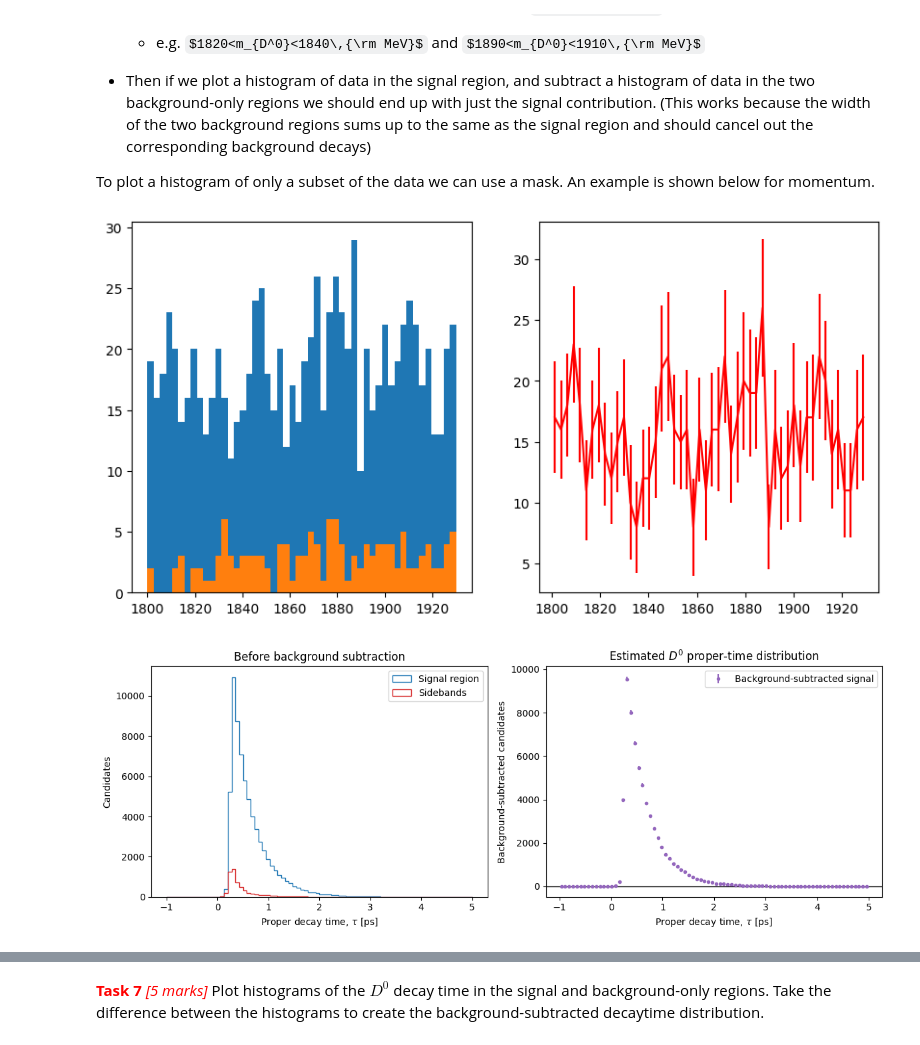
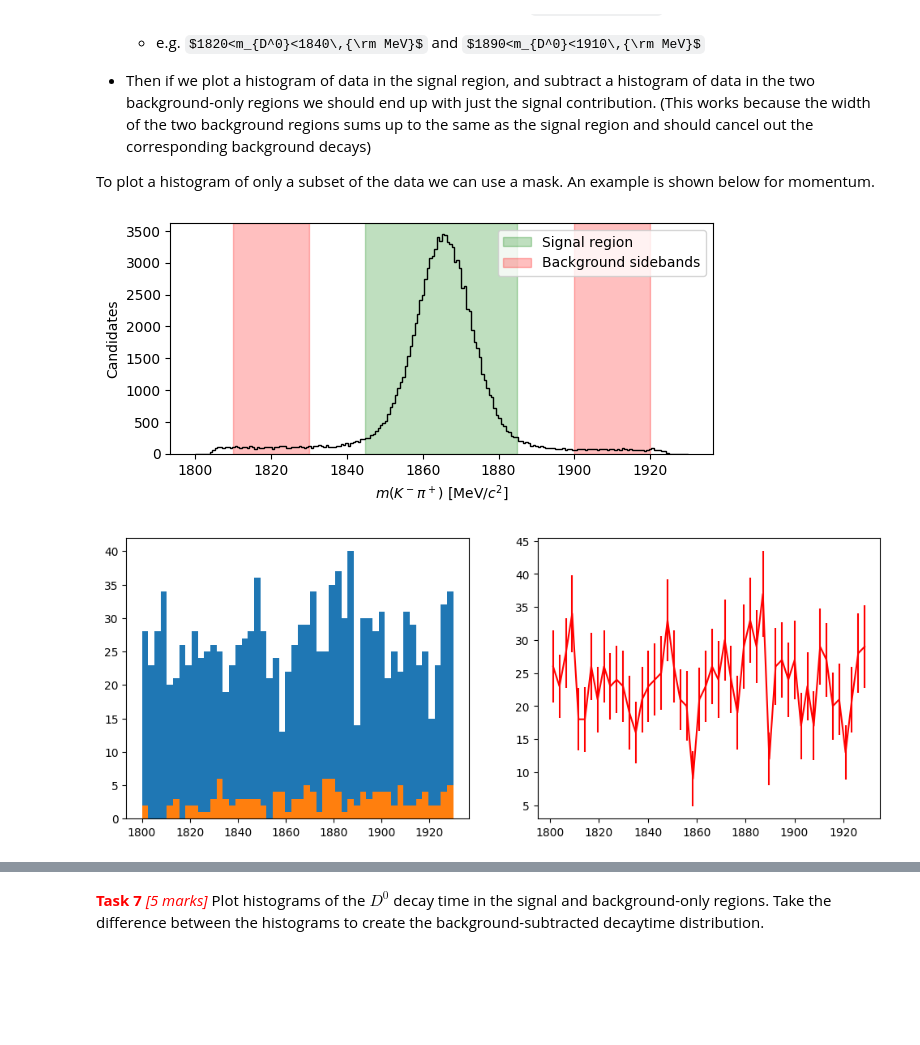
Before and after one commit to kaiheuheu/monashspa, a Jupyter notebook: monashspa/PHS3302/d0_lifetime/d0_lifetime.ipynb, the cells around one changed output, grey strips where cells are left out. Cells and saved outputs as stored; diff of their text form; code cells hidden in the pictures; some formulas as TeX source; blank space fills up the shorter version.

```diff
--- a/monashspa/PHS3302/d0_lifetime/d0_lifetime.ipynb
+++ b/monashspa/PHS3302/d0_lifetime/d0_lifetime.ipynb
@@ -301,88 +263,51 @@ if False:
 # %%
-# Define some signal and background regions
-signal_mask     = (D0_M>(1864.84-20))&(D0_PX<(1864.84+20))
+# Define signal and background regions
+signal_mask     = (D0_M>(1864.84-20)) & (D0_M<(1864.84+20))
 
 background_mask = (
     ((D0_M > 1810) & (D0_M < 1830))
     | ((D0_M > 1900) & (D0_M < 1920))
 )
 
-fig, ax = plt.subplots(1,2,figsize=(10,5))
+plt.figure(figsize=(7, 3))
+
+plt.hist(D0_M, bins=200, range=(1800, 1930), histtype="step", color="black")
+plt.axvspan(1844.84, 1884.84, alpha=0.25, color="green",
+            label="Signal region")
+plt.axvspan(1810, 1830, alpha=0.25, color="red",
+            label="Background sidebands")
+plt.axvspan(1900, 1920, alpha=0.25, color="red")
+
+plt.xlabel(r'$m(K^-\pi^+)$ [MeV/$c^2$]')
+plt.ylabel('Candidates')
+plt.legend()
+plt.show()
+
+fig, ax = plt.subplots(1,2,figsize=(12,4.5))
 
 ## We must use the same range for both so the correct values are subtracted
 hist_sig = ax[0].hist(D0_PY[signal_mask] ,    bins=50, range = (1800,1930))
 hist_bkg = ax[0].hist(D0_PY[background_mask] ,bins=50, range = (1800,1930))
-# ax[0].set_yscale('log')
-
 
 ## Function to create the difference of two histograms
 def subtractHistograms(hist_sig,hist_bkg):
     val_of_bins_sig, edges_of_bins_sig, _ = hist_sig
     val_of_bins_bkg, edges_of_bins_bkg, _ = hist_bkg
 
     difference = val_of_bins_sig - val_of_bins_bkg
 
     ## Using possion statistics the error on each bin is sqrt(N)
     ## So we add sqrt(N_sig) and sqrt(N_bkg) in quaderature
     error = np.sqrt(val_of_bins_sig + val_of_bins_bkg, where=  (val_of_bins_sig+val_of_bins_bkg >= 0))
 
     bincenter  = 0.5 * (edges_of_bins_sig[1:] + edges_of_bins_sig[:-1])
 
     return difference,error,bincenter
 
 ## Plot the difference between two histograms
 difference,error,bincenter = subtractHistograms(hist_sig,hist_bkg)
 ax[1].errorbar(bincenter, difference, yerr=error, color='r')
-# ax[1].set_yscale('log')
 plt.show()
-
-fig, ax = plt.subplots(1, 2, figsize=(12, 4.5))
-
-# The identical binning and range are essential for valid bin-by-bin subtraction
-hist_sig = ax[0].hist(
-    D0_tau[signal_mask],
-    bins=80,
-    range=(-1, 5),
-    histtype="step",
-    color="tab:blue",
-    label="Signal region"
-)
-
-hist_bkg = ax[0].hist(
-    D0_tau[background_mask],
-    bins=80,
-    range=(-1, 5),
-    histtype="step",
-    color="tab:red",
-    label="Sidebands"
-)
-
-ax[0].set_xlabel(r'Proper decay time, $\tau$ [ps]')
-ax[0].set_ylabel('Candidates')
-ax[0].set_title('Before background subtraction')
-ax[0].legend()
-
-# Subtract sideband counts from signal-window counts
-difference, error, bincenter = subtractHistograms(hist_sig, hist_bkg)
-
-ax[1].errorbar(
-    bincenter,
-    difference,
-    yerr=error,
-    fmt='o',
-    markersize=3,
-    color="tab:purple",
-    label="Background-subtracted signal"
-)
-
-ax[1].axhline(0, color="black", linewidth=1)
-ax[1].set_xlabel(r'Proper decay time, $\tau$ [ps]')
-ax[1].set_ylabel('Background-subtracted candidates')
-ax[1].set_title(r'Estimated $D^0$ proper-time distribution')
-ax[1].legend()
-
-plt.tight_layout()
-plt.show()
 # %% [output]
-[figure, old version]
+[figure, new version]
-[figure, old version]
+[figure, new version]
```
Also changed, not shown: parts of 5 cells of this notebook, 1 other file.
